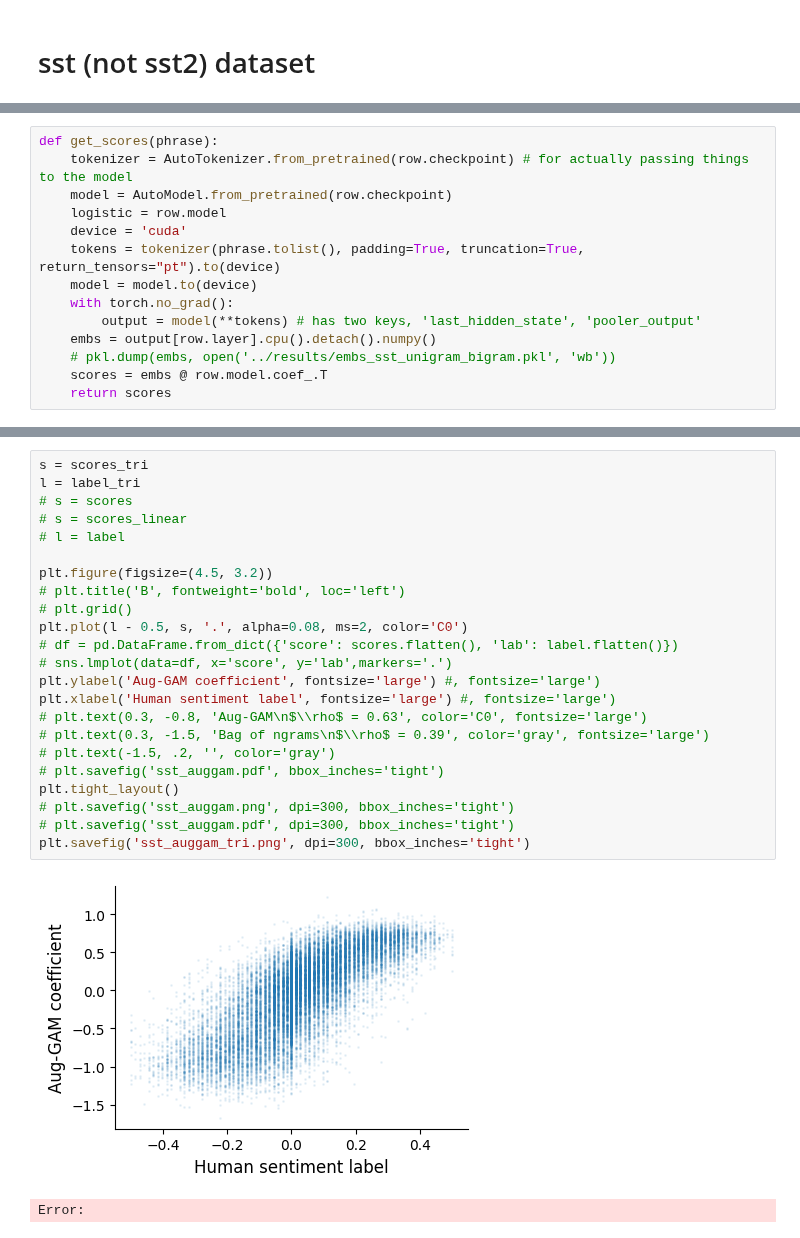
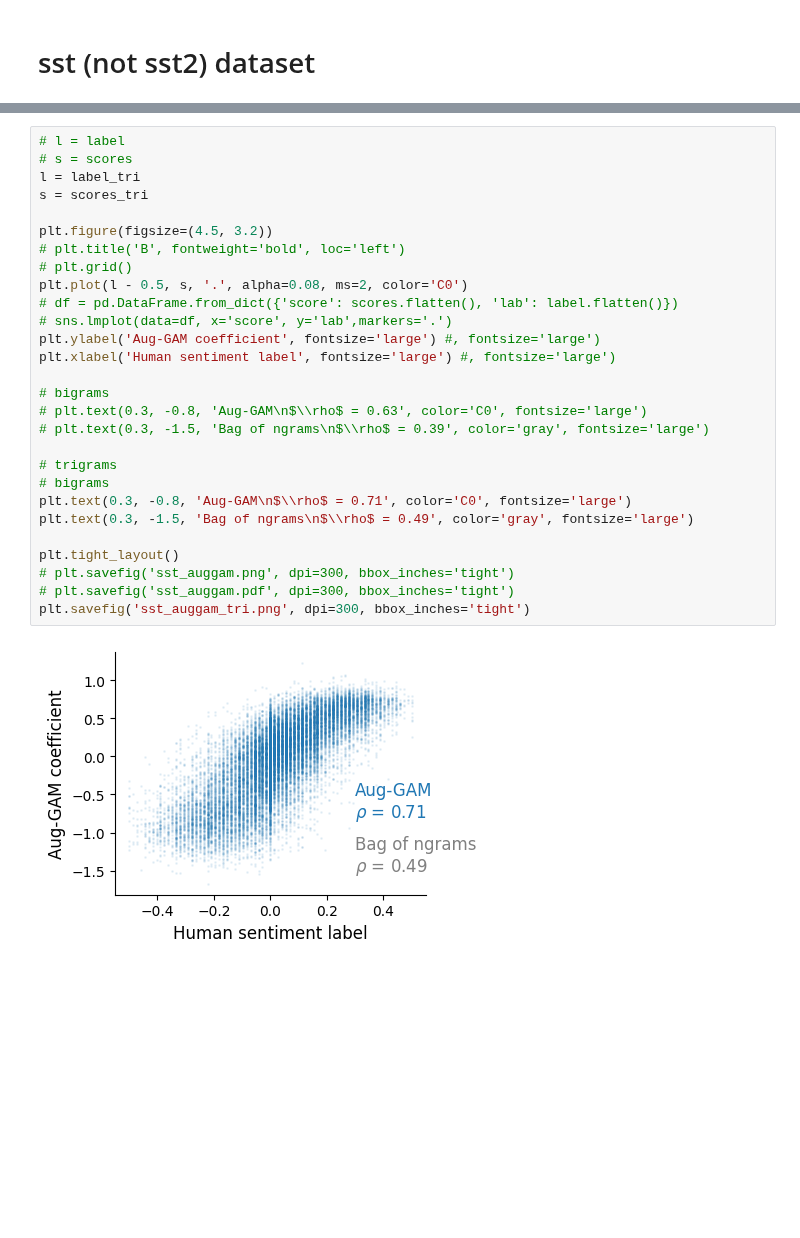
Before and after one commit to microsoft/augmented-interpretable-models, a Jupyter notebook: auggam/notebooks/06_sst_imps.ipynb, the cells around one changed output, grey strips where cells are left out. Saved outputs shown, nothing was run; the diff lists cells and outputs as text; blank space fills up the shorter version.

Commit message:
update sst coefs plot

```diff
--- a/auggam/notebooks/06_sst_imps.ipynb
+++ b/auggam/notebooks/06_sst_imps.ipynb
@@ -60,14 +65,0 @@ phrase_tri = np.array(dset['dictionary']['phrase'])[idxs_tri]
-# %%
-def get_scores(phrase):
-    tokenizer = AutoTokenizer.from_pretrained(row.checkpoint) # for actually passing things to the model
-    model = AutoModel.from_pretrained(row.checkpoint)
-    logistic = row.model
-    device = 'cuda'
-    tokens = tokenizer(phrase.tolist(), padding=True, truncation=True, return_tensors="pt").to(device)
-    model = model.to(device)
-    with torch.no_grad():
-        output = model(**tokens) # has two keys, 'last_hidden_state', 'pooler_output'
-    embs = output[row.layer].cpu().detach().numpy()
-    # pkl.dump(embs, open('../results/embs_sst_unigram_bigram.pkl', 'wb'))
-    scores = embs @ row.model.coef_.T
-    return scores
@@ -97,26 +127,30 @@ SignificanceResult(statistic=0.3910786688893779, pvalue=0.0)
 # %%
+# l = label
+# s = scores
+l = label_tri
 s = scores_tri
-l = label_tri
-# s = scores
-# s = scores_linear
-# l = label
 
 plt.figure(figsize=(4.5, 3.2))
 # plt.title('B', fontweight='bold', loc='left')
 # plt.grid()
 plt.plot(l - 0.5, s, '.', alpha=0.08, ms=2, color='C0')
 # df = pd.DataFrame.from_dict({'score': scores.flatten(), 'lab': label.flatten()})
 # sns.lmplot(data=df, x='score', y='lab',markers='.')
 plt.ylabel('Aug-GAM coefficient', fontsize='large') #, fontsize='large')
 plt.xlabel('Human sentiment label', fontsize='large') #, fontsize='large')
+
+# bigrams
 # plt.text(0.3, -0.8, 'Aug-GAM\n$\\rho$ = 0.63', color='C0', fontsize='large')
 # plt.text(0.3, -1.5, 'Bag of ngrams\n$\\rho$ = 0.39', color='gray', fontsize='large')
-# plt.text(-1.5, .2, '', color='gray')
-# plt.savefig('sst_auggam.pdf', bbox_inches='tight')
+
+# trigrams
+# bigrams
+plt.text(0.3, -0.8, 'Aug-GAM\n$\\rho$ = 0.71', color='C0', fontsize='large')
+plt.text(0.3, -1.5, 'Bag of ngrams\n$\\rho$ = 0.49', color='gray', fontsize='large')
+
 plt.tight_layout()
 # plt.savefig('sst_auggam.png', dpi=300, bbox_inches='tight')
 # plt.savefig('sst_auggam.pdf', dpi=300, bbox_inches='tight')
 plt.savefig('sst_auggam_tri.png', dpi=300, bbox_inches='tight')
 # %% [output]
-[figure, old version]
+[figure, new version]
-Error:
```
Also changed, not shown: parts of 10 cells of this notebook, 2 other files.
